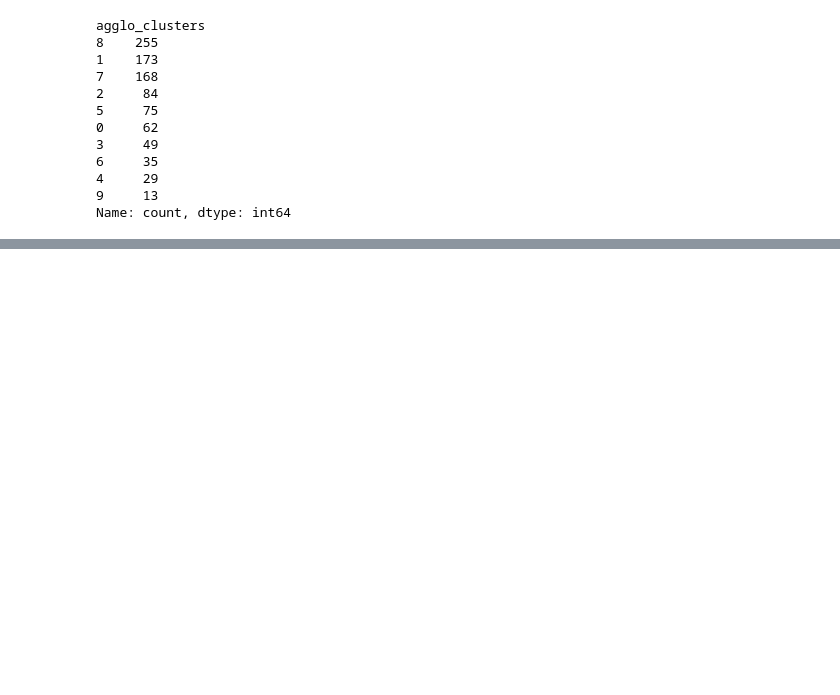
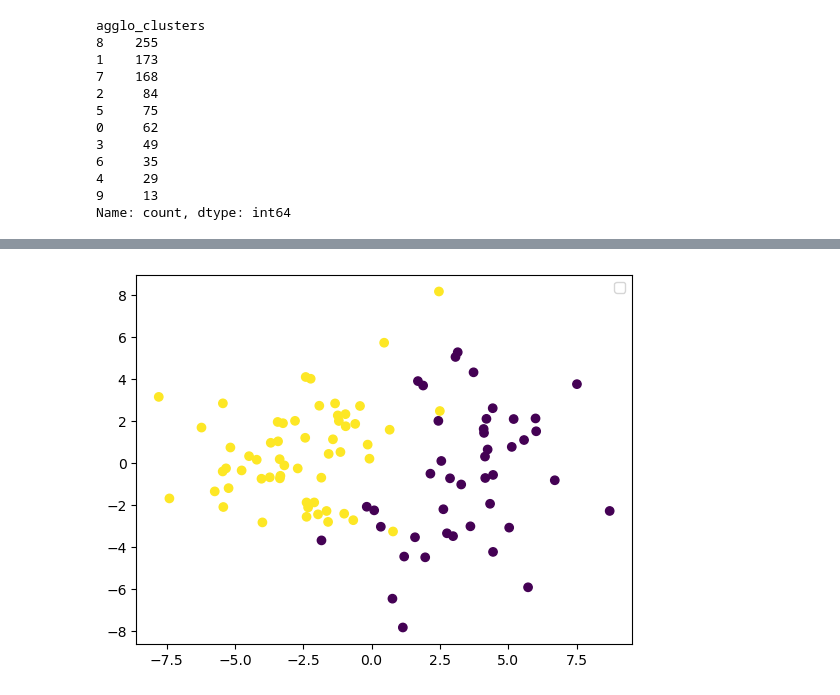
Before and after one commit to Bchacha-ds/recommendation_system, a Jupyter notebook: index.ipynb, the cells around one changed output, grey strips where cells are left out. Cells and saved outputs as stored; diff of their text form; code cells hidden in the pictures; blank space fills up the shorter version.

```diff
--- a/index.ipynb
+++ b/index.ipynb
@@ -608,0 +726,7 @@ plt.show()
+# %%
+
+plt.scatter(reduced_data_1[:, 0],reduced_data_1[:, 1], c=agglo_clusters_1)
+plt.legend()
+plt.show()
+# %% [output]
+[figure, added]
```
Also changed, not shown: parts of 24 cells of this notebook.
